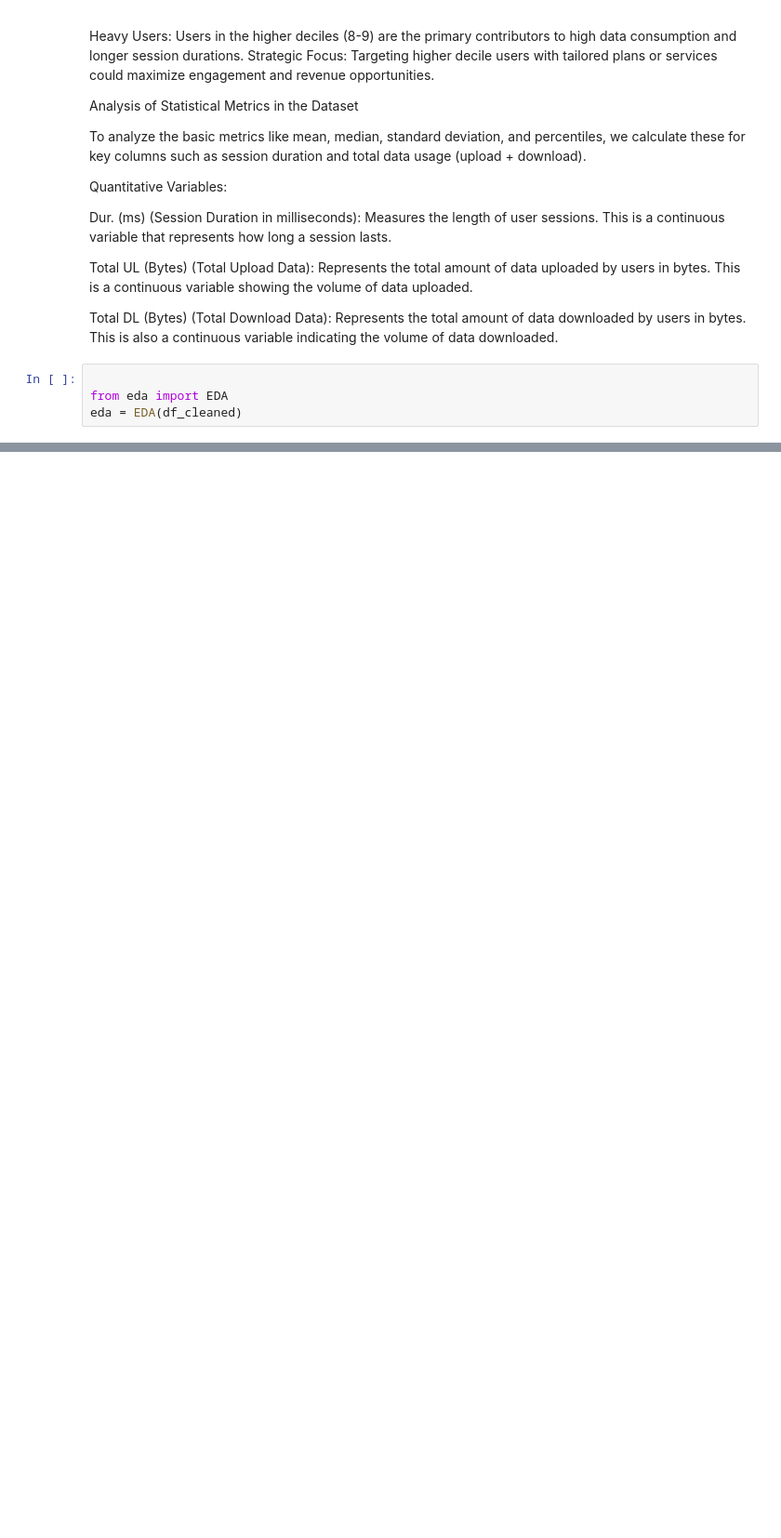
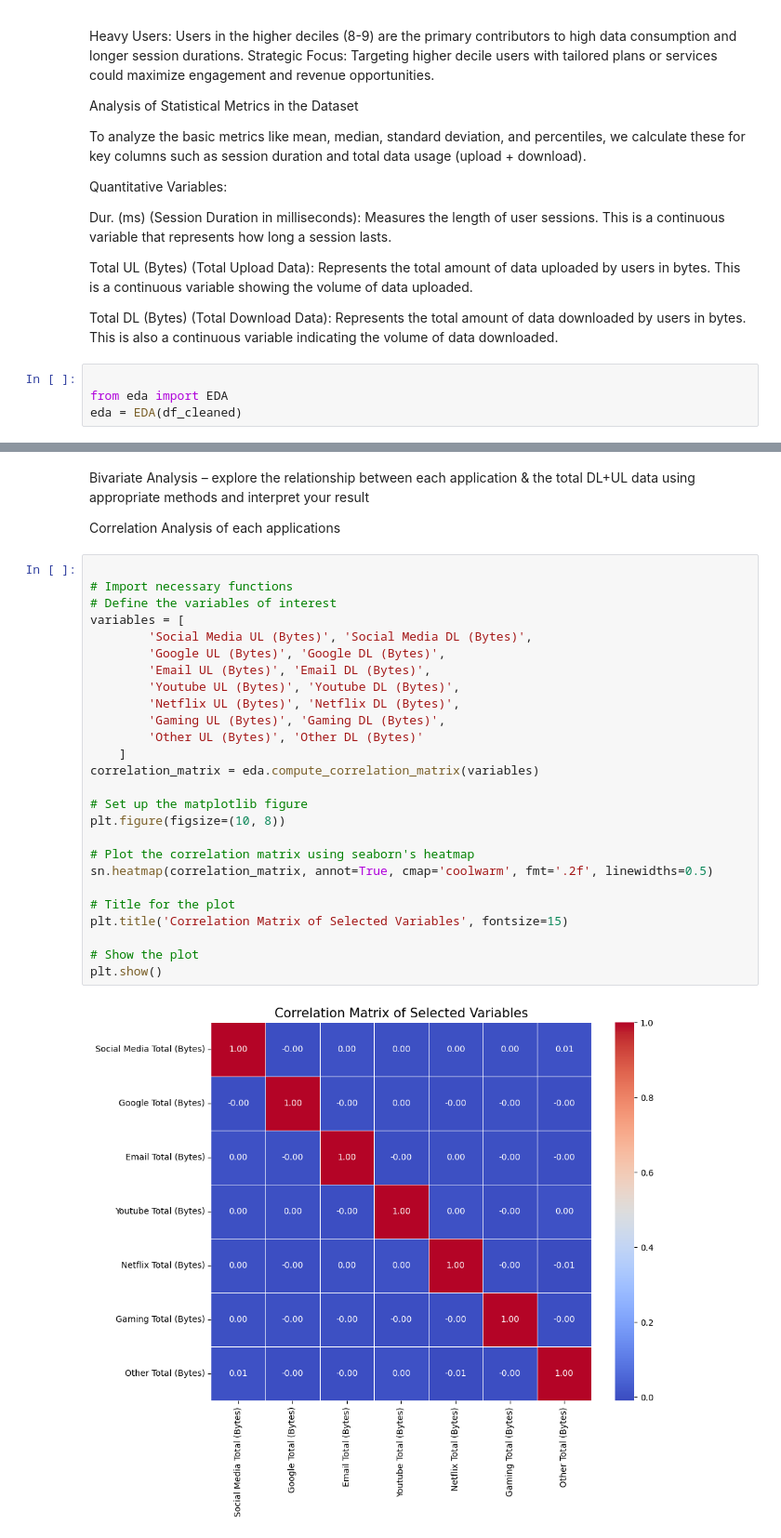
Before and after one commit to ab3lT/10-Academy-Week-2, a Jupyter notebook: notebook/user_analysis.ipynb, the cells around one changed output, grey strips where cells are left out. Shown: that part at 93% size. Drawn from its saved outputs; the diff is of its cells as text; blank space fills up the shorter version.

```diff
--- a/notebook/user_analysis.ipynb
+++ b/notebook/user_analysis.ipynb
@@ -403,0 +478,32 @@ eda.compute_basic_metrics(quantitative_vars)
+# %% [markdown]
+Bivariate Analysis – explore the relationship between each application & the total DL+UL data using appropriate methods and interpret your result
+
+Correlation Analysis of each applications
+# %%
+
+# Import necessary functions
+# Define the variables of interest
+variables = [
+        'Social Media UL (Bytes)', 'Social Media DL (Bytes)',
+        'Google UL (Bytes)', 'Google DL (Bytes)',
+        'Email UL (Bytes)', 'Email DL (Bytes)',
+        'Youtube UL (Bytes)', 'Youtube DL (Bytes)',
+        'Netflix UL (Bytes)', 'Netflix DL (Bytes)',
+        'Gaming UL (Bytes)', 'Gaming DL (Bytes)',
+        'Other UL (Bytes)', 'Other DL (Bytes)'
+    ]
+correlation_matrix = eda.compute_correlation_matrix(variables)
+
+# Set up the matplotlib figure
+plt.figure(figsize=(10, 8))
+
+# Plot the correlation matrix using seaborn's heatmap
+sn.heatmap(correlation_matrix, annot=True, cmap='coolwarm', fmt='.2f', linewidths=0.5)
+
+# Title for the plot
+plt.title('Correlation Matrix of Selected Variables', fontsize=15)
+
+# Show the plot
+plt.show()
+# %% [output]
+[figure, added]
```
Also changed, not shown: parts of 7 cells of this notebook.
